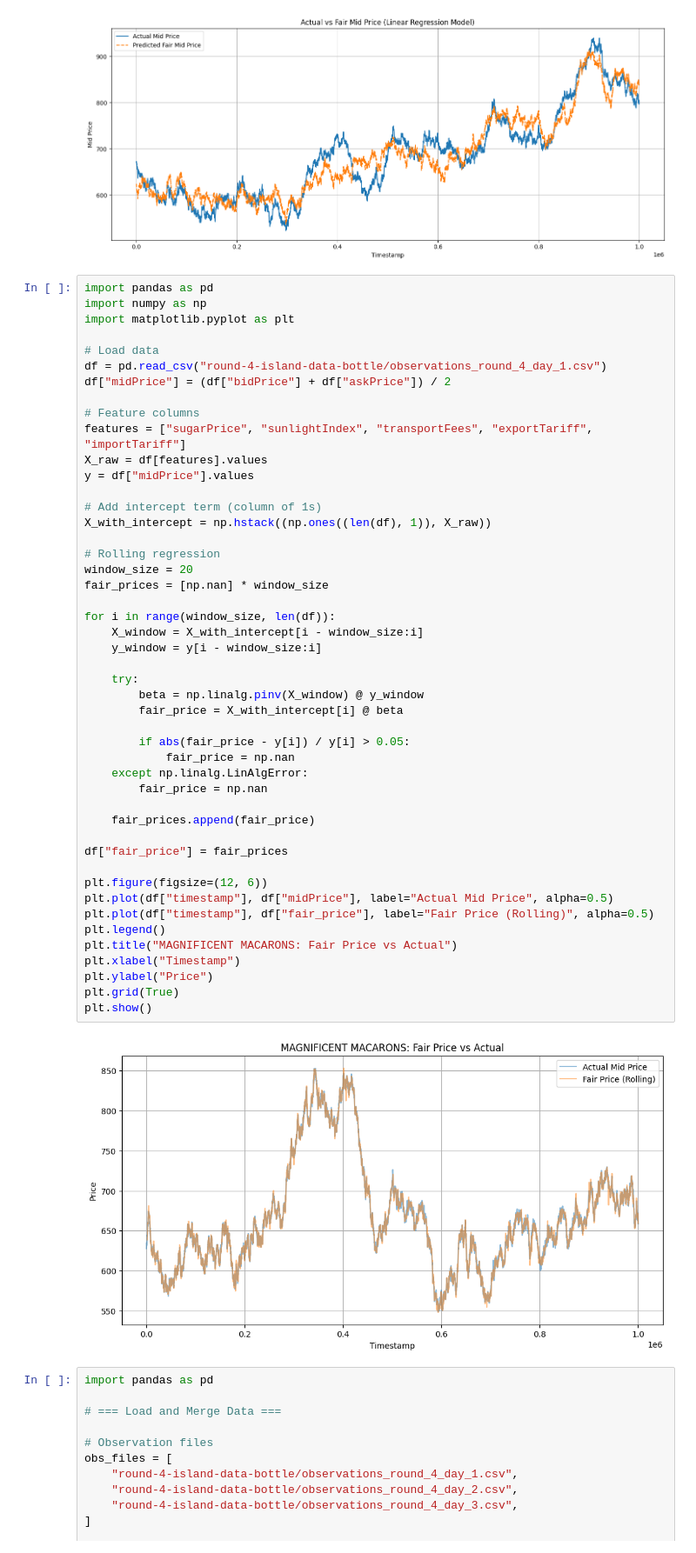
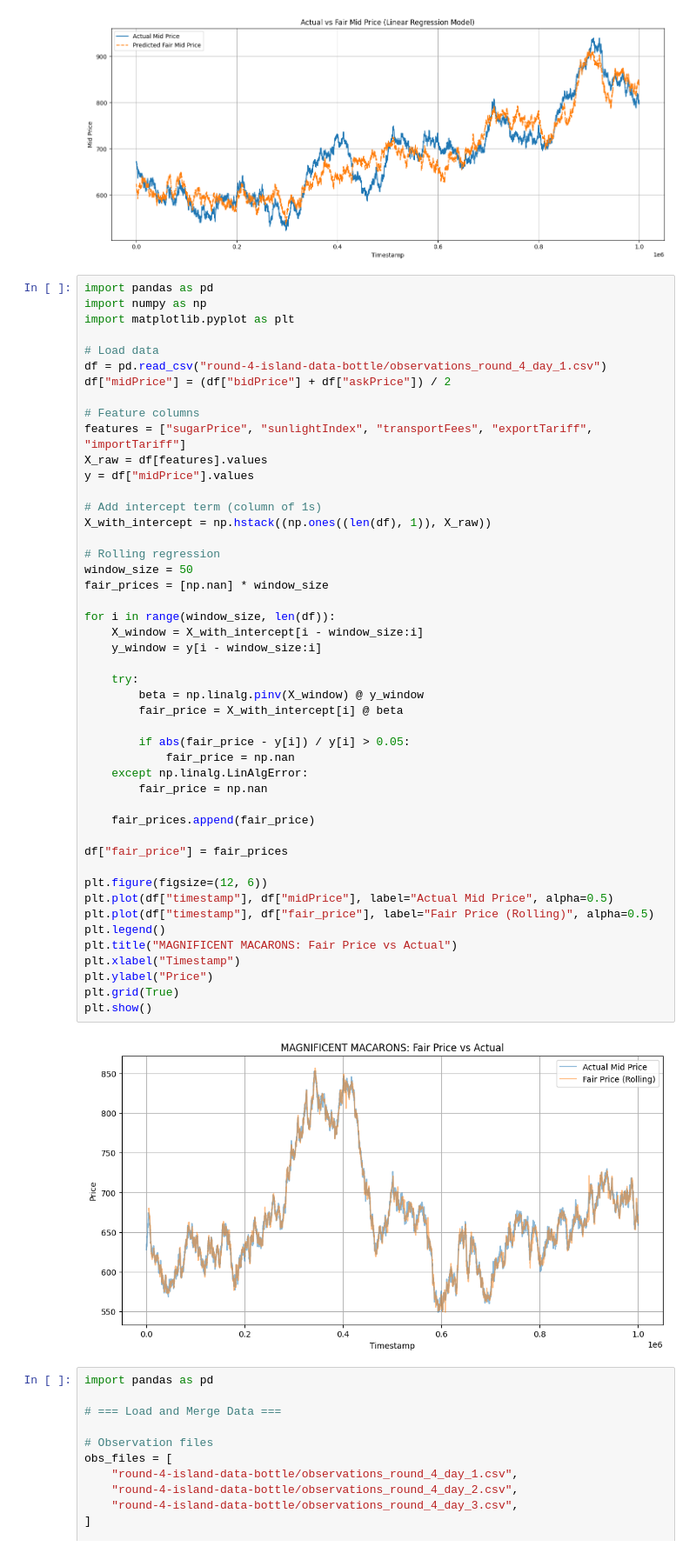
Before and after one commit to jennifer-lu/prosperity-3, a Jupyter notebook: round_4_algo.ipynb, the cells around one changed output. Shown at 87% size. Cells and saved outputs as stored; diff of their text form.

```diff
--- a/round_4_algo.ipynb
+++ b/round_4_algo.ipynb
@@ -213,37 +213,37 @@ y = df["midPrice"].values
 X_with_intercept = np.hstack((np.ones((len(df), 1)), X_raw))
 
 # Rolling regression
-window_size = 20
+window_size = 50
 fair_prices = [np.nan] * window_size
 
 for i in range(window_size, len(df)):
     X_window = X_with_intercept[i - window_size:i]
     y_window = y[i - window_size:i]
 
     try:
         beta = np.linalg.pinv(X_window) @ y_window
         fair_price = X_with_intercept[i] @ beta
 
         if abs(fair_price - y[i]) / y[i] > 0.05:
             fair_price = np.nan
     except np.linalg.LinAlgError:
         fair_price = np.nan
 
     fair_prices.append(fair_price)
 
 df["fair_price"] = fair_prices
 
 plt.figure(figsize=(12, 6))
 plt.plot(df["timestamp"], df["midPrice"], label="Actual Mid Price", alpha=0.5)
 plt.plot(df["timestamp"], df["fair_price"], label="Fair Price (Rolling)", alpha=0.5)
 plt.legend()
 plt.title("MAGNIFICENT MACARONS: Fair Price vs Actual")
 plt.xlabel("Timestamp")
 plt.ylabel("Price")
 plt.grid(True)
 plt.show()
 # %% [output]
-[figure, old version]
+[figure, new version]
 # %%
 import pandas as pd
 
```
Also changed, not shown: parts of 5 cells of this notebook.
